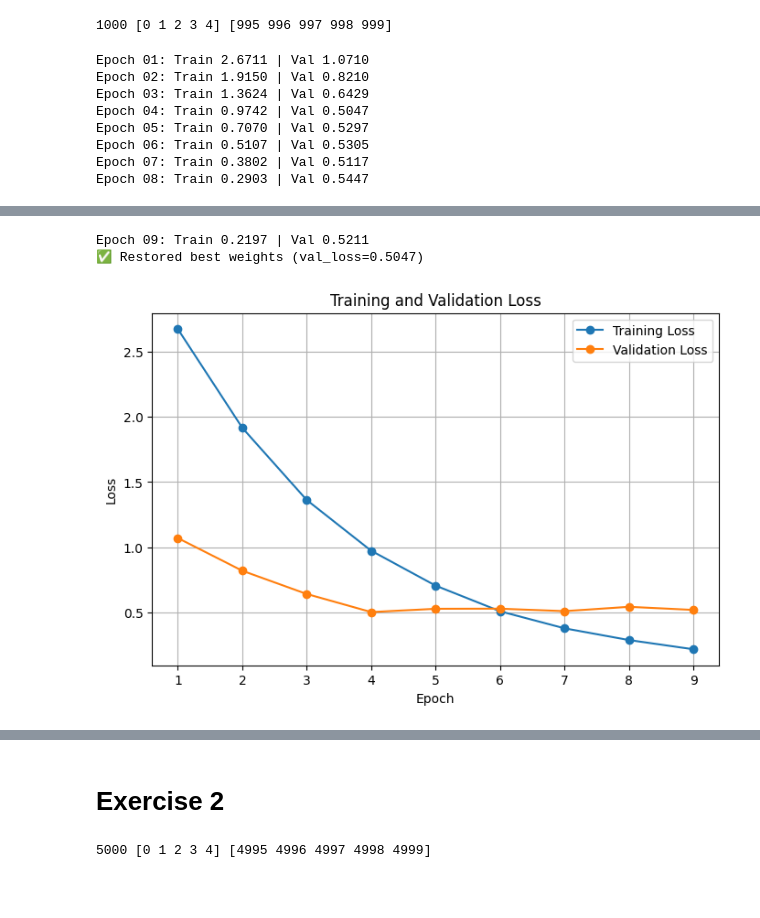
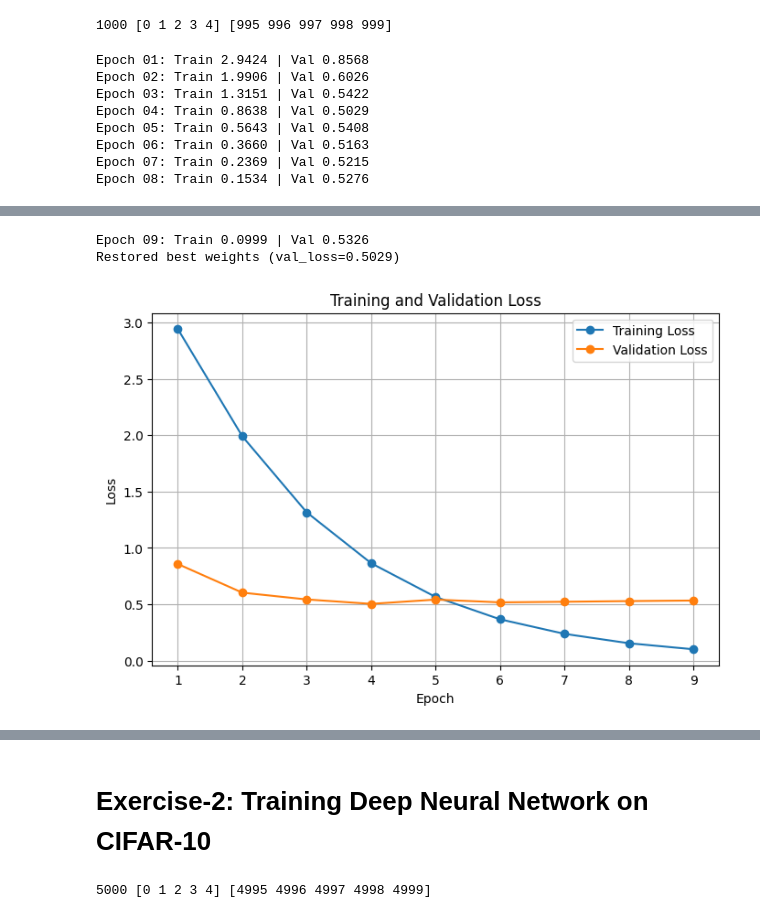
Before and after one commit to lcmolteberg/Machineoblig3, a Jupyter notebook: Assignment3.ipynb, the cells around one changed output, grey strips where cells are left out. Saved outputs shown, nothing was run; the diff lists cells and outputs as text; code cells hidden in the pictures; blank space fills up the shorter version.

Commit message:
AC-dropout exercise 3

```diff
--- a/Assignment3.ipynb
+++ b/Assignment3.ipynb
@@ -58,7 +59,7 @@ Using device: cpu
 # Dataset
 tfm = transforms.Compose([
     transforms.ToTensor(),
-    transforms.Normalize(mean=(0.5,), std=(0.5,))
+    transforms.Normalize(mean=(0.1307,), std=(0.3081,))
 ])
 train_set = datasets.MNIST("./data", train=True, transform=tfm, download=True)
 test_set = datasets.MNIST("./data", train=False, transform=tfm, download=True)
@@ -121,7 +122,7 @@ model = DNN().to(device)
 # %%
 # Optimizer
 
-optimizer = optim.NAdam(model.parameters(), lr=1e-3)
+optimizer = optim.NAdam(model.parameters(), lr=0.001)
 loss_fn = nn.CrossEntropyLoss()
 
 best_state = {"best_val": float("inf"), "weights": None}
@@ -173,7 +174,7 @@ def validate_and_log(engine):
 trainer.run(train_loader, max_epochs=50)
 if best_state["weights"] is not None:
     model.load_state_dict(best_state["weights"])
-    print(f"✅ Restored best weights (val_loss={best_state['best_val']:.4f})")
+    print(f"Restored best weights (val_loss={best_state['best_val']:.4f})")
 
 # --- plot ---
 import matplotlib.pyplot as plt
@@ -190,11 +191,11 @@ m = evaluator.state.metrics
 print(f"Test set — loss: {m['loss']:.4f}, accuracy: {m['accuracy']:.4f}")
 print(f"Final Test Accuracy: {m['accuracy']*100:.2f}%")
 # %% [output]
-Epoch 01: Train 2.6711 | Val 1.0710
-Epoch 02: Train 1.9150 | Val 0.8210
-Epoch 03: Train 1.3624 | Val 0.6429
-Epoch 04: Train 0.9742 | Val 0.5047
-Epoch 05: Train 0.7070 | Val 0.5297
-Epoch 06: Train 0.5107 | Val 0.5305
-Epoch 07: Train 0.3802 | Val 0.5117
-Epoch 08: Train 0.2903 | Val 0.5447
+Epoch 01: Train 2.9424 | Val 0.8568
+Epoch 02: Train 1.9906 | Val 0.6026
+Epoch 03: Train 1.3151 | Val 0.5422
+Epoch 04: Train 0.8638 | Val 0.5029
+Epoch 05: Train 0.5643 | Val 0.5408
+Epoch 06: Train 0.3660 | Val 0.5163
+Epoch 07: Train 0.2369 | Val 0.5215
+Epoch 08: Train 0.1534 | Val 0.5276
@@ -202,3 +203,3 @@ Epoch 08: Train 0.2903 | Val 0.5447
-Epoch 09: Train 0.2197 | Val 0.5211
-✅ Restored best weights (val_loss=0.5047)
+Epoch 09: Train 0.0999 | Val 0.5326
+Restored best weights (val_loss=0.5029)
-[figure, old version]
+[figure, new version]
@@ -207,5 +208,5 @@ Final Test Accuracy: 86.00%
 # %% [markdown]
-# Exercise 2
+# Exercise-2: Training Deep Neural Network on CIFAR-10
 # %%
 # Dataset
 
```
Also changed, not shown: parts of 9 cells of this notebook.
